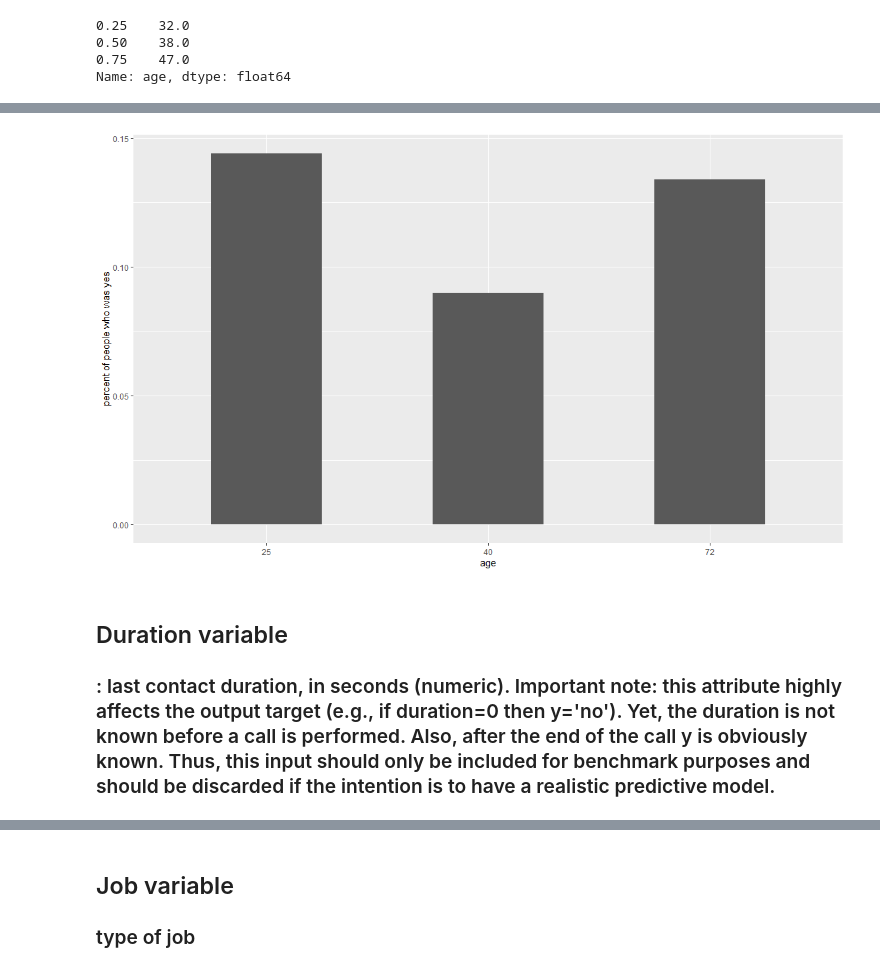
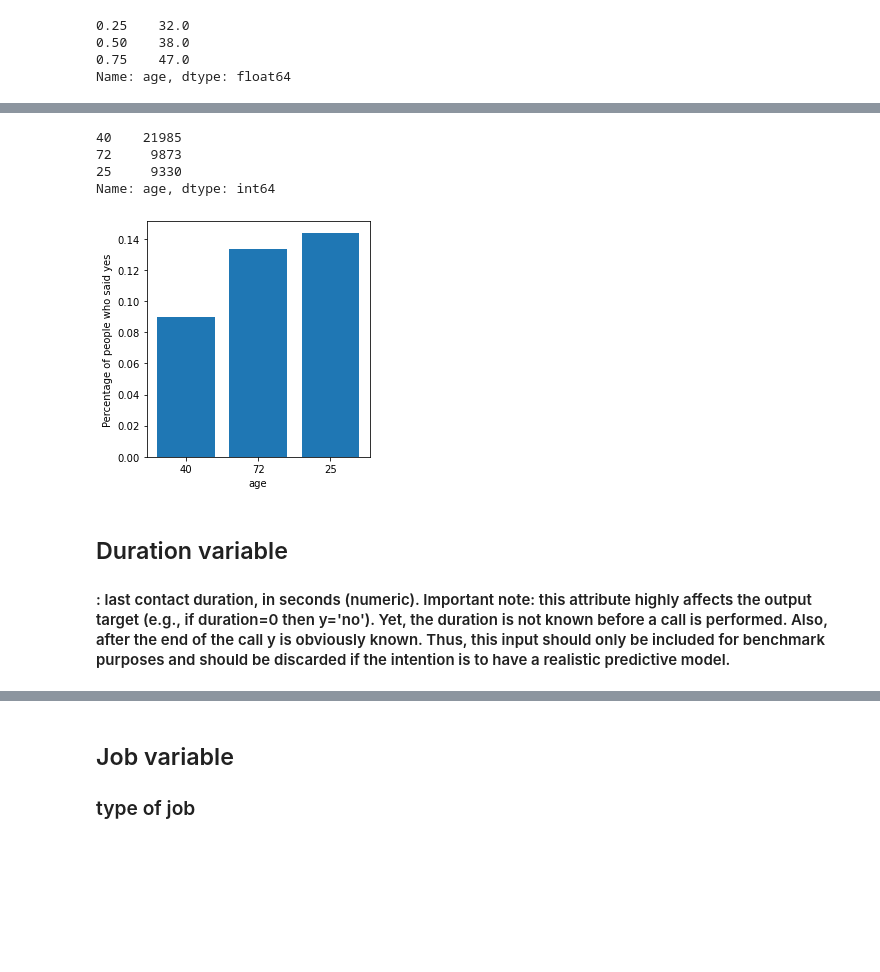
Before and after one commit to sohrabfaridi/Bank-Marketing, a Jupyter notebook: Bank-Marketing.ipynb, the cells around one changed output, grey strips where cells are left out. Drawn from its saved outputs; the diff is of its cells as text; code cells hidden in the pictures; blank space fills up the shorter version.

```diff
--- a/Bank-Marketing.ipynb
+++ b/Bank-Marketing.ipynb
@@ -75,3 +98,45 @@ df.describe(include = 'all')
+# %%
+# This function will plot a bar plot which shows (Percentage Of People Who Said Yes) due to one variable:
+def popwsy_plot(variable, figsize= (4, 4)):
+    agg= df.groupby(variable).aggregate([np.mean])
+    sorted_agg= agg["y_1", "mean"].values.argsort()
+    plt.figure(figsize= figsize)
+    plt.bar(range(len(agg)), agg["y_1", "mean"].iloc[sorted_agg])
+    plt.xticks(range(len(agg)), agg["y_1", "mean"].index[sorted_agg])
+    plt.xlabel('%s'%(variable))
+    plt.ylabel("Percentage of people who said yes")
+    plt.tight_layout()
+# Same for horizental:
+def popwsy_ploth(variable, figsize= (4, 4)):
+    agg= df.groupby(variable).aggregate([np.mean])
+    sorted_agg= agg["y_1", "mean"].values.argsort()
+    plt.figure(figsize= figsize)
+    plt.barh(range(len(agg)), agg["y_1", "mean"].iloc[sorted_agg])
+    plt.yticks(range(len(agg)), agg["y_1", "mean"].index[sorted_agg])
+    plt.ylabel('%s'%(variable))
+    plt.xlabel("Percentage of people who said yes")
+    plt.tight_layout()
+
+
+
+# This function will plot frequency of categorical variables:
+def freq_plot(variable, figsize= (5, 5)):
+    value_counts= df[variable].value_counts()
+    plt.figure(figsize= figsize)
+    plt.bar(range(len(value_counts)), value_counts)
+    plt.xticks(range(len(value_counts)), value_counts.index)
+    plt.ylabel('Count')
+    plt.xlabel('%s'%(variable))
+    plt.tight_layout()
+# Same for horizental:
+def freq_ploth(variable, figsize= (5, 5)):
+    value_counts= df[variable].value_counts()
+    plt.figure(figsize= figsize)
+    plt.barh(range(len(value_counts)), value_counts)
+    plt.yticks(range(len(value_counts)), value_counts.index)
+    plt.xlabel('Count')
+    plt.ylabel('%s'%(variable))
+    plt.tight_layout()
 # %% [markdown]
 ## Age variable
 # %%
@@ -119,2 +182,0 @@ df.head()
-# %% [markdown]
-![image.png](attachment:image.png)
@@ -123,3 +183,14 @@ df['age']= (df['age']-df['age'].mean())/(df['age'].max()-df['age'].min())
+# %%
+df['age'].value_counts()
+# %% [output]
+40    21985
+72     9873
+25     9330
+Name: age, dtype: int64
+# %%
+popwsy_plot(variable= 'age')
+# %% [output]
+[figure, added]
 # %% [markdown]
 ## Duration variable
-### : last contact duration, in seconds (numeric). Important note: this attribute highly affects the output target (e.g., if duration=0 then y='no'). Yet, the duration is not known before a call is performed. Also, after the end of the call y is obviously known. Thus, this input should only be included for benchmark purposes and should be discarded if the intention is to have a realistic predictive model.
+#### : last contact duration, in seconds (numeric). Important note: this attribute highly affects the output target (e.g., if duration=0 then y='no'). Yet, the duration is not known before a call is performed. Also, after the end of the call y is obviously known. Thus, this input should only be included for benchmark purposes and should be discarded if the intention is to have a realistic predictive model.
```
Also changed, not shown: parts of 462 cells of this notebook.
